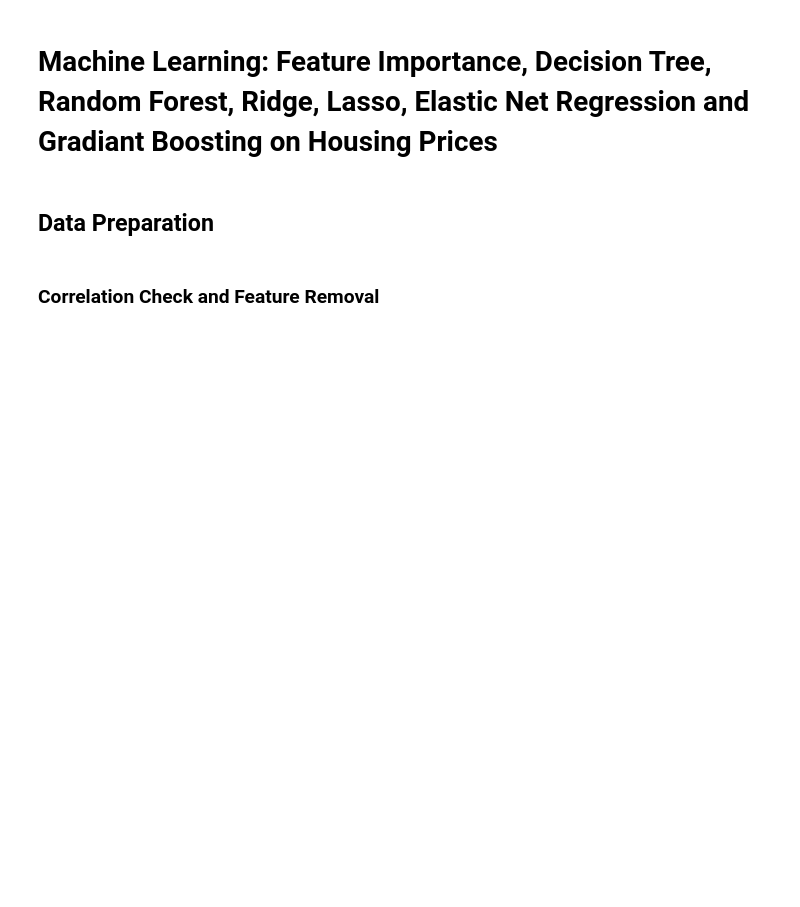
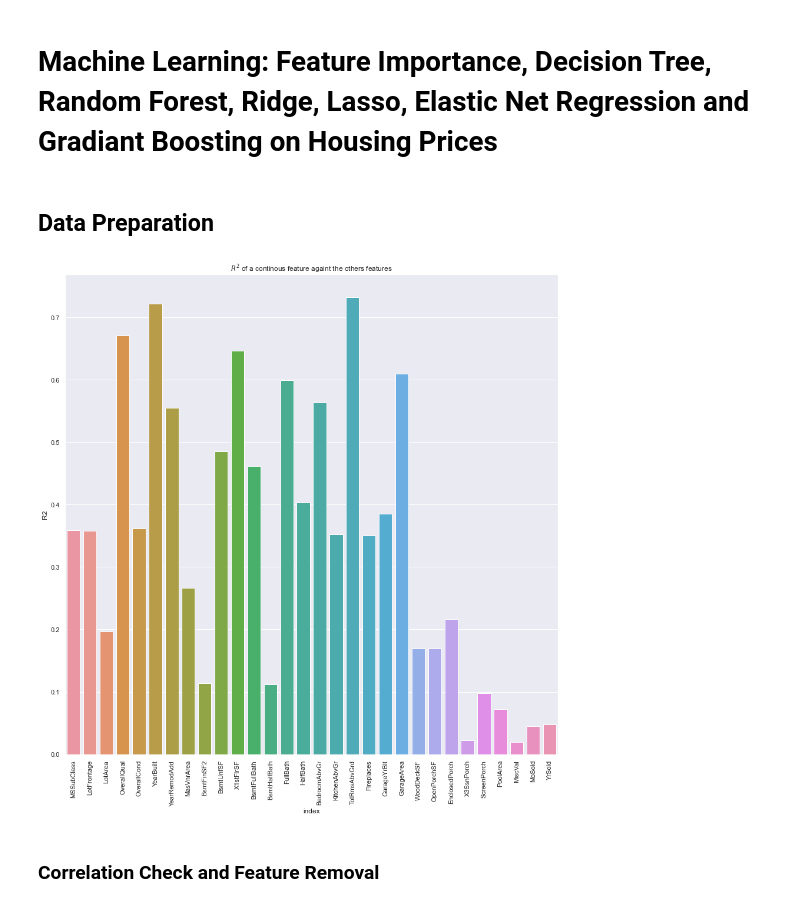
Before and after one commit to chasesariaslani/Machine_Learning_Project, a Jupyter notebook: Feature_Importances.ipynb, the cells around one changed output. Drawn from its saved outputs; the diff is of its cells as text; code cells hidden in the pictures; blank space fills up the shorter version.

```diff
--- a/Feature_Importances.ipynb
+++ b/Feature_Importances.ipynb
@@ -24,6 +25,34 @@ ordinal = pd.read_csv('Ordinal.csv')
 numeric = pd.read_csv('Numeric.csv').drop(columns='SalePrice')
 Y = np.log(pd.read_csv('SalePrice_final.csv')) # Takes away skewing
 Y = Y.SalePrice # removes index and prepped to be used as response variable.
+# %%
+# Did not use this. This was Post turn-in but is interesting to exlpore.
+# An attempt to remove Multicollinearity from dataset.
+continuous_features = numeric.drop(columns=['TotalBsmtSF', 'LowQualFinSF', 'GrLivArea',
+                                            'PoolQC', 'GarageCars', 'X2ndFlrSF', 'BsmtFinSF1'])
+continuous_features_list = continuous_features.columns.tolist()
+#print(continuous_features_list)
+
+
+
+scores = {}
+ols2 = LinearRegression()
+for feature_name in continuous_features_list:
+    #print(feature_name)
+    df2 = continuous_features.copy()
+    #print(df2)
+    feature = df2[feature_name].copy()
+    df2.drop(feature_name, axis=1, inplace=True)
+    ols2.fit(df2,feature)
+    scores[feature_name] = ols2.score(df2,feature)
+# %%
+# Removal of Highly correlated features.
+chart = sns.barplot(x='index',y='R2',data=pd.DataFrame(scores,index=['R2']).T.reset_index())
+plt.title('$R^2$ of a continous feature againt the others features')
+chart.set_xticklabels(chart.get_xticklabels(), rotation=90)
+sns.set(rc={'figure.figsize':(15,15)})
+# %% [output]
+[figure, added]
 # %%
 # This is used to make the grid_tree_search easier. Thanks Aiko.
 
```
Also changed, not shown: parts of 15 cells of this notebook.
